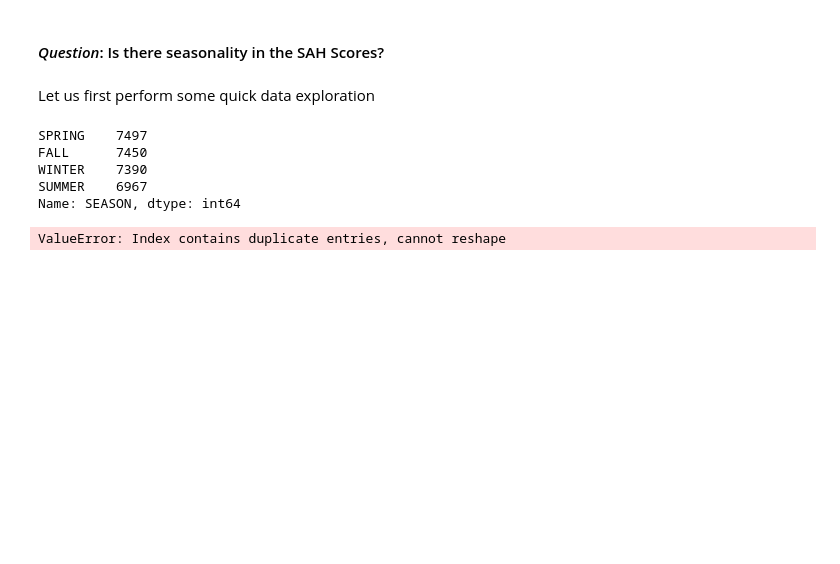
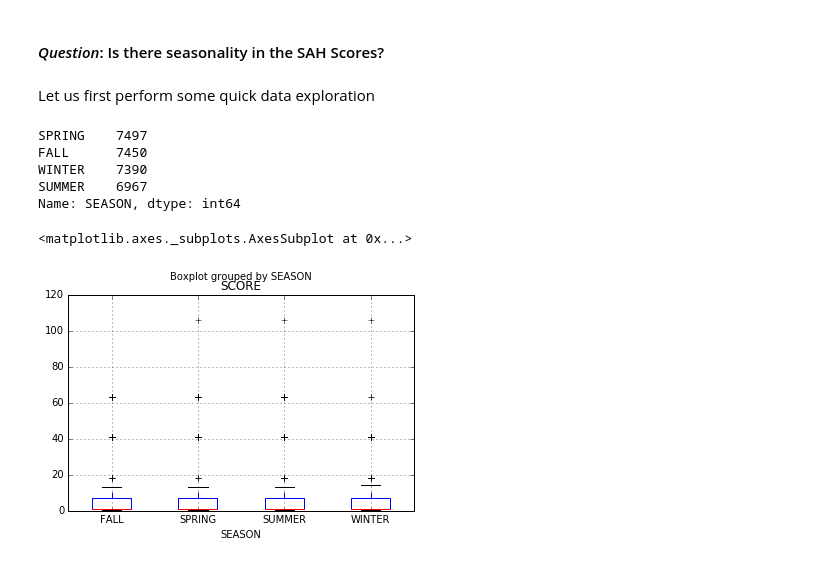
Before and after one commit to ysriram1/Loyola-SAH-Seasonality-Analysis, a Jupyter notebook: Analysis.ipynb, the cells around one changed output. Cells and saved outputs as stored; diff of their text form; code cells hidden in the pictures; blank space fills up the shorter version.

Commit message:
EDA with boxplots and crosstabs, comparison of data without outliers and analyzing just the outliers. ANOVA test on seasons

```diff
--- a/Analysis.ipynb
+++ b/Analysis.ipynb
@@ -91,7 +95,8 @@ WINTER    7390
 SUMMER    6967
 Name: SEASON, dtype: int64
 # %%
-# barplots of counts for each season
-pd.pivot(allStateData['SEASON'],allStateData['SCORE'],)
+# boxplots of scores for each season
+allStateData.boxplot(column='SCORE', by='SEASON')
 # %% [output]
-ValueError: Index contains duplicate entries, cannot reshape
+<matplotlib.axes._subplots.AxesSubplot at 0x...>
+[figure, added]
```
Also changed, not shown: parts of 18 cells of this notebook.
